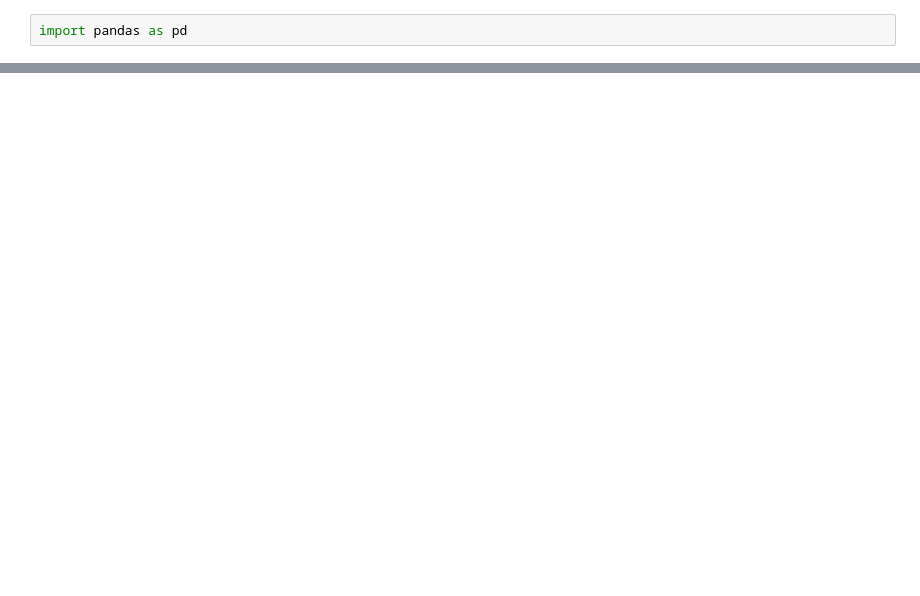
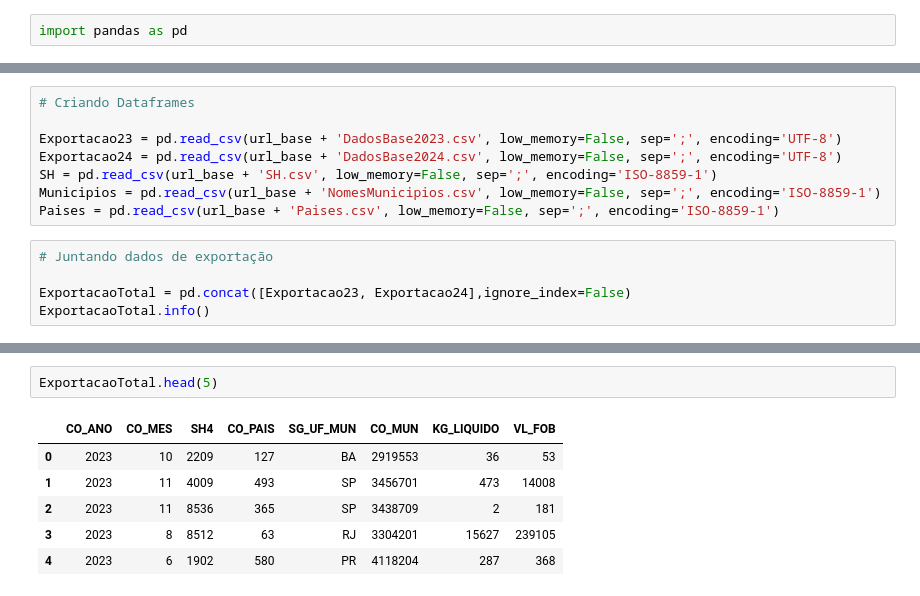
Before and after one commit to Lucasdz-7/Projeto-Integrador-1, a Jupyter notebook: CódigoProjeto.ipynb, the cells around one changed output, grey strips where cells are left out. Saved outputs shown, nothing was run; the diff lists cells and outputs as text; blank space fills up the shorter version.

```diff
--- a/CódigoProjeto.ipynb
+++ b/CódigoProjeto.ipynb
@@ -42,0 +32,13 @@ Visualizando DadosBase2023.csv:
+# %%
+# Criando Dataframes
+
+Exportacao23 = pd.read_csv(url_base + 'DadosBase2023.csv', low_memory=False, sep=';', encoding='UTF-8')
+Exportacao24 = pd.read_csv(url_base + 'DadosBase2024.csv', low_memory=False, sep=';', encoding='UTF-8')
+SH = pd.read_csv(url_base + 'SH.csv', low_memory=False, sep=';', encoding='ISO-8859-1')
+Municipios = pd.read_csv(url_base + 'NomesMunicipios.csv', low_memory=False, sep=';', encoding='ISO-8859-1')
+Paises = pd.read_csv(url_base + 'Paises.csv', low_memory=False, sep=';', encoding='ISO-8859-1')
+# %%
+# Juntando dados de exportação
+
+ExportacaoTotal = pd.concat([Exportacao23, Exportacao24],ignore_index=False)
+ExportacaoTotal.info()
@@ -42,0 +61,9 @@ Visualizando DadosBase2023.csv:
+# %%
+ExportacaoTotal.head(5)
+# %% [output]
+|  | CO_ANO | CO_MES | SH4 | CO_PAIS | SG_UF_MUN | CO_MUN | KG_LIQUIDO | VL_FOB |
+| 0 | 2023 | 10 | 2209 | 127 | BA | 2919553 | 36 | 53 |
+| 1 | 2023 | 11 | 4009 | 493 | SP | 3456701 | 473 | 14008 |
+| 2 | 2023 | 11 | 8536 | 365 | SP | 3438709 | 2 | 181 |
+| 3 | 2023 | 8 | 8512 | 63 | RJ | 3304201 | 15627 | 239105 |
+| 4 | 2023 | 6 | 1902 | 580 | PR | 4118204 | 287 | 368 |
```
Also changed, not shown: parts of 7 cells of this notebook.
